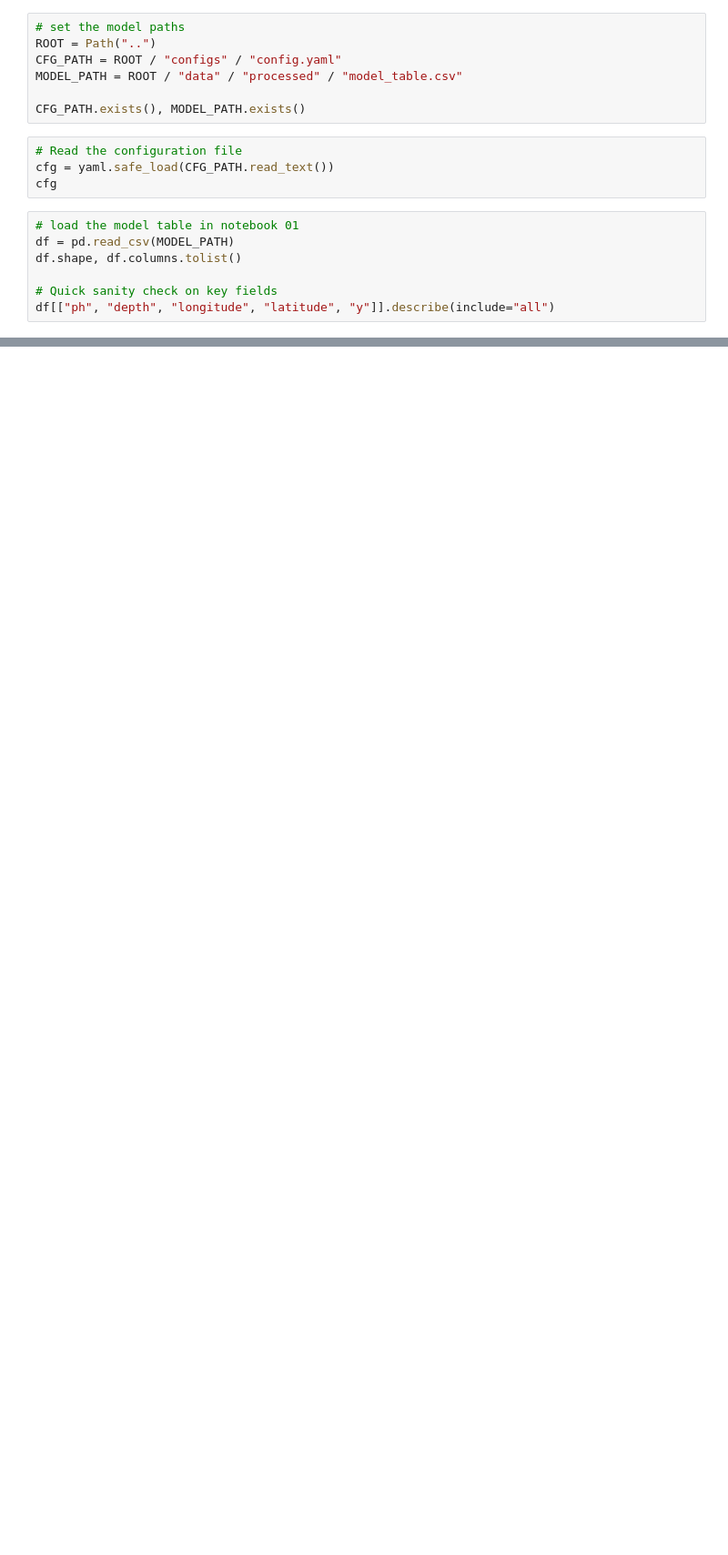
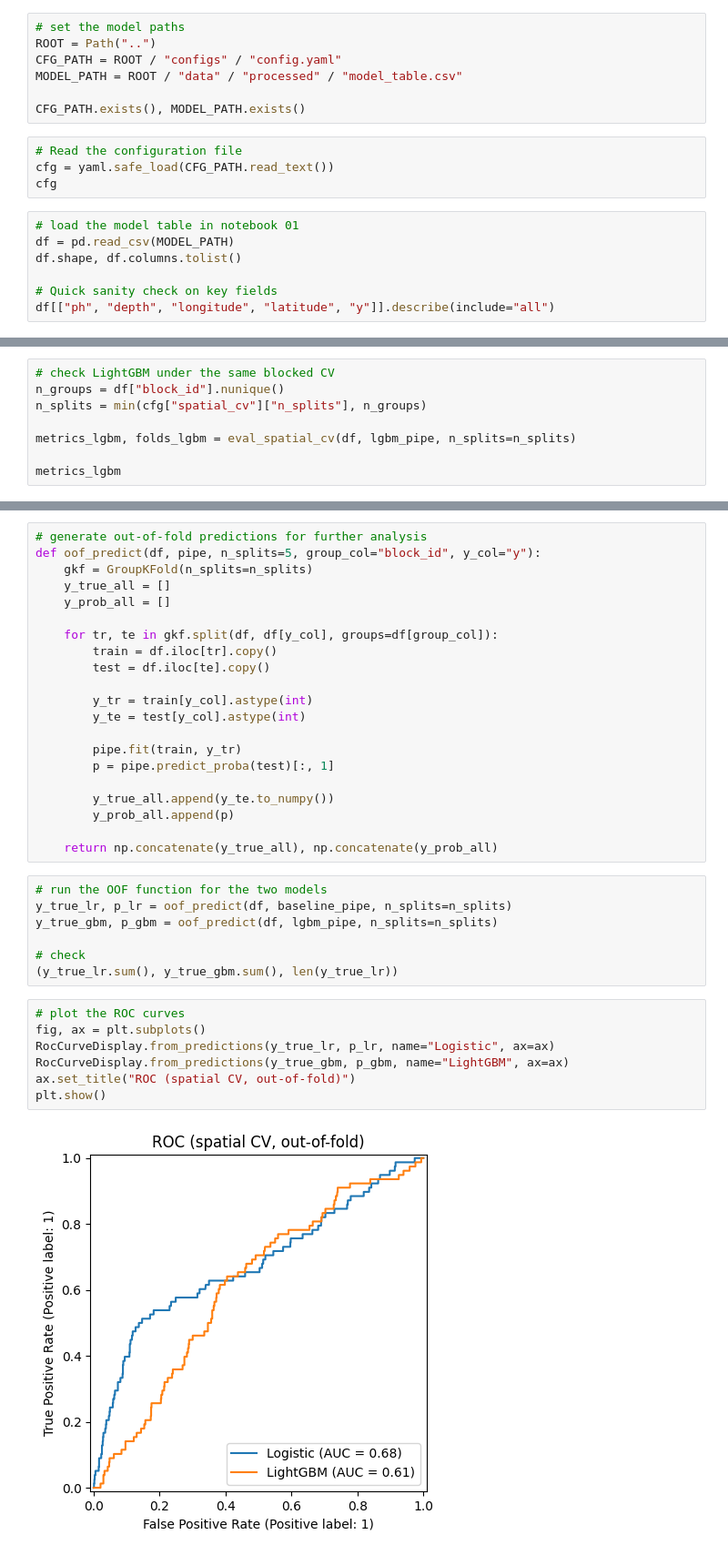
Before and after one commit to clowusu13/spatial_risk_modeling, a Jupyter notebook: notebooks/02_spatial_cv_and_baseline.ipynb, the cells around one changed output, grey strips where cells are left out. Shown at 91% size. Cells and saved outputs as stored; diff of their text form; blank space fills up the shorter version.

Commit message:
compare initial logistic regression to LightGBM

```diff
--- a/notebooks/02_spatial_cv_and_baseline.ipynb
+++ b/notebooks/02_spatial_cv_and_baseline.ipynb
@@ -78,0 +184,8 @@ baseline_pipe = Pipeline([
+# %%
+# check LightGBM under the same blocked CV
+n_groups = df["block_id"].nunique()
+n_splits = min(cfg["spatial_cv"]["n_splits"], n_groups)
+
+metrics_lgbm, folds_lgbm = eval_spatial_cv(df, lgbm_pipe, n_splits=n_splits)
+
+metrics_lgbm
@@ -78,0 +214,37 @@ baseline_pipe = Pipeline([
+# %%
+# generate out-of-fold predictions for further analysis
+def oof_predict(df, pipe, n_splits=5, group_col="block_id", y_col="y"):
+    gkf = GroupKFold(n_splits=n_splits)
+    y_true_all = []
+    y_prob_all = []
+
+    for tr, te in gkf.split(df, df[y_col], groups=df[group_col]):
+        train = df.iloc[tr].copy()
+        test = df.iloc[te].copy()
+
+        y_tr = train[y_col].astype(int)
+        y_te = test[y_col].astype(int)
+
+        pipe.fit(train, y_tr)
+        p = pipe.predict_proba(test)[:, 1]
+
+        y_true_all.append(y_te.to_numpy())
+        y_prob_all.append(p)
+
+    return np.concatenate(y_true_all), np.concatenate(y_prob_all)
+# %%
+# run the OOF function for the two models
+y_true_lr, p_lr = oof_predict(df, baseline_pipe, n_splits=n_splits)
+y_true_gbm, p_gbm = oof_predict(df, lgbm_pipe, n_splits=n_splits)
+
+# check
+(y_true_lr.sum(), y_true_gbm.sum(), len(y_true_lr))
+# %%
+# plot the ROC curves
+fig, ax = plt.subplots()
+RocCurveDisplay.from_predictions(y_true_lr, p_lr, name="Logistic", ax=ax)
+RocCurveDisplay.from_predictions(y_true_gbm, p_gbm, name="LightGBM", ax=ax)
+ax.set_title("ROC (spatial CV, out-of-fold)")
+plt.show()
+# %% [output]
+[figure, added]
```
Also changed, not shown: parts of 17 cells of this notebook.
